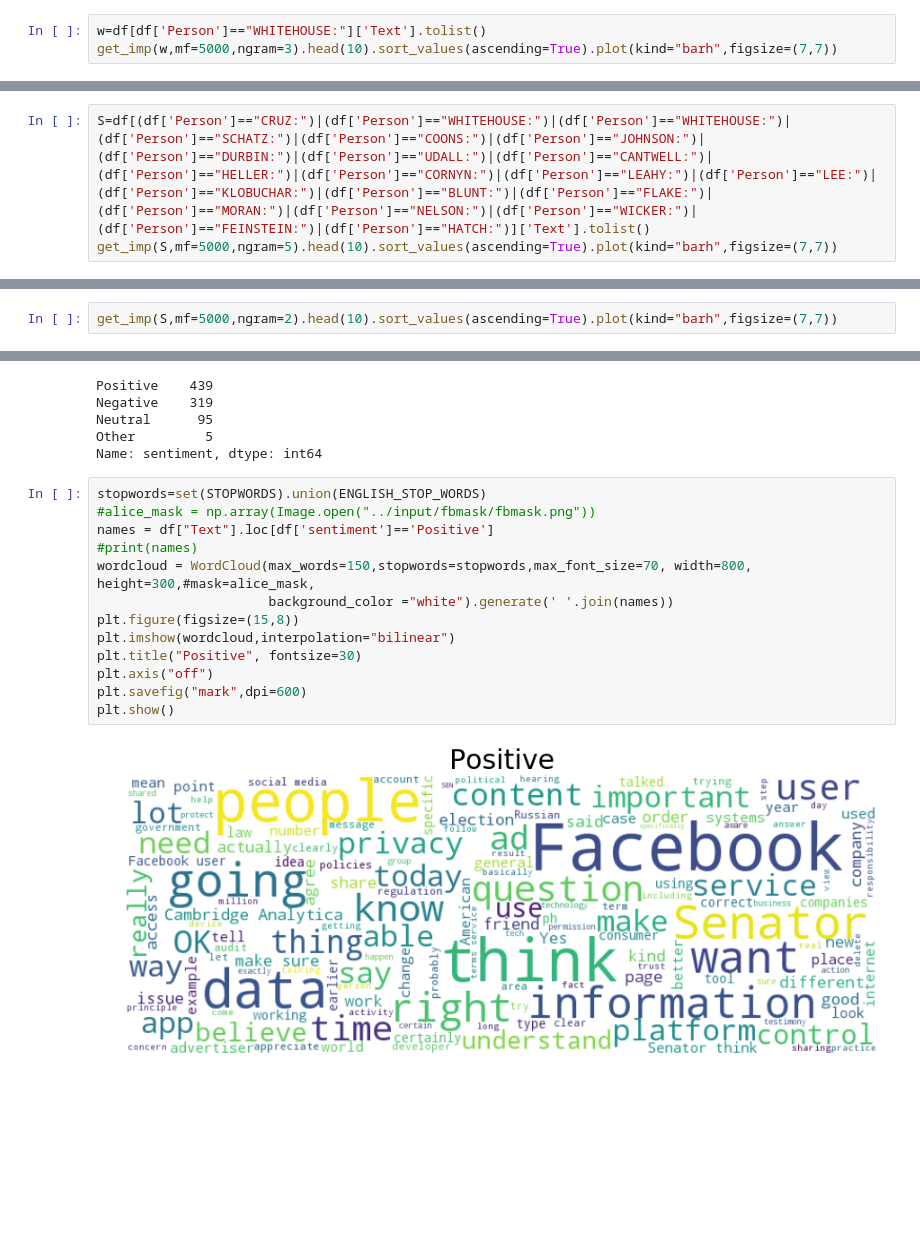
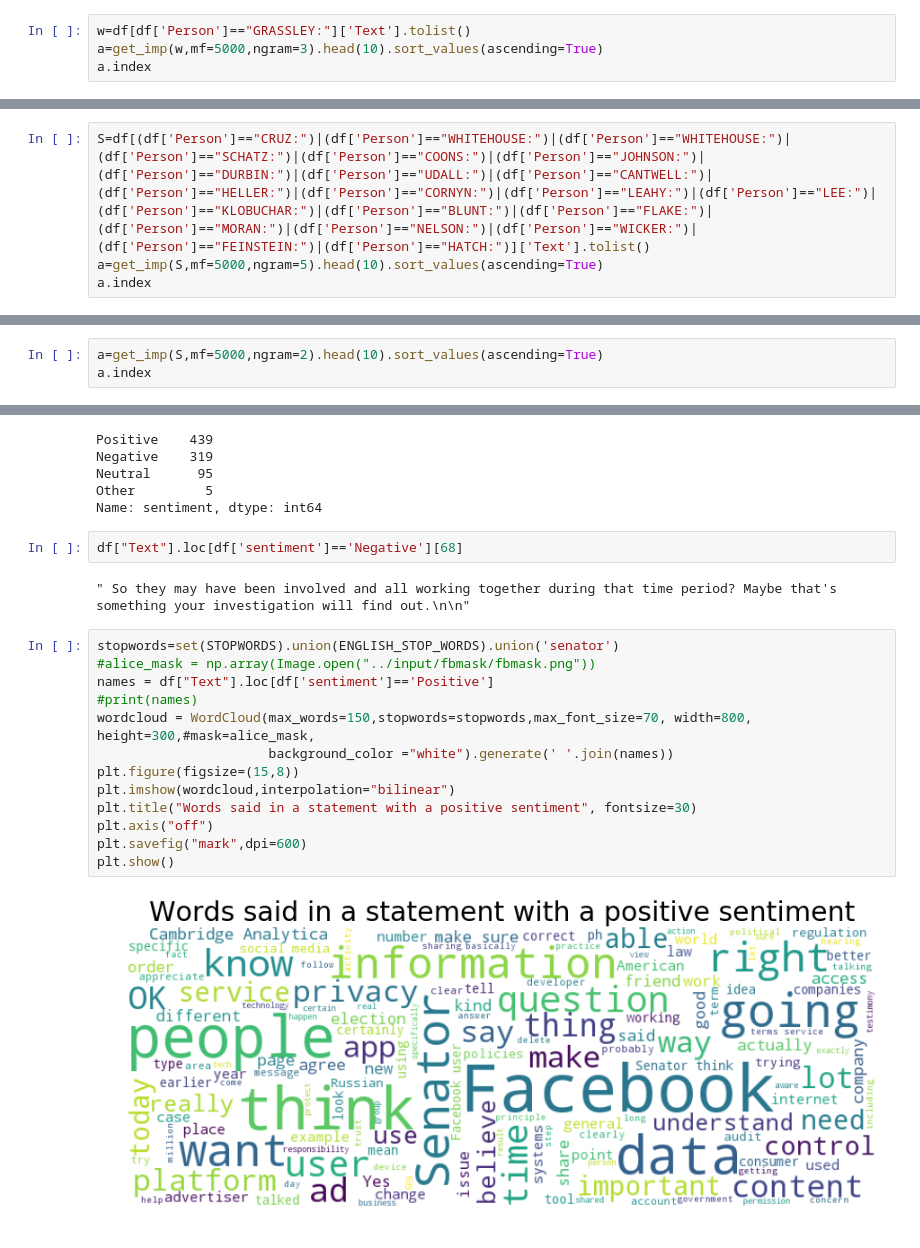
Before and after one commit to mmd52/StoryTelling, a Jupyter notebook: FBConvoAnalysis.ipynb, the cells around one changed output, grey strips where cells are left out. Saved outputs shown, nothing was run; the diff lists cells and outputs as text; blank space fills up the shorter version.

```diff
--- a/FBConvoAnalysis.ipynb
+++ b/FBConvoAnalysis.ipynb
@@ -176,4 +273,5 @@ get_imp(mark,mf=5000,ngram=1).head(10).sort_values(ascending=True).plot(kind="ba
 # %%
-w=df[df['Person']=="WHITEHOUSE:"]['Text'].tolist()
-get_imp(w,mf=5000,ngram=3).head(10).sort_values(ascending=True).plot(kind="barh",figsize=(7,7))
+w=df[df['Person']=="GRASSLEY:"]['Text'].tolist()
+a=get_imp(w,mf=5000,ngram=3).head(10).sort_values(ascending=True)
+a.index
 # %% [output]
@@ -201,5 +313,6 @@ get_imp(c,mf=5000,ngram=2).head(10).sort_values(ascending=True).plot(kind="barh"
 #### In Combination what do all senators want to say!!!!
 # %%
 S=df[(df['Person']=="CRUZ:")|(df['Person']=="WHITEHOUSE:")|(df['Person']=="WHITEHOUSE:")|(df['Person']=="SCHATZ:")|(df['Person']=="COONS:")|(df['Person']=="JOHNSON:")|(df['Person']=="DURBIN:")|(df['Person']=="UDALL:")|(df['Person']=="CANTWELL:")|(df['Person']=="HELLER:")|(df['Person']=="CORNYN:")|(df['Person']=="LEAHY:")|(df['Person']=="LEE:")|(df['Person']=="KLOBUCHAR:")|(df['Person']=="BLUNT:")|(df['Person']=="FLAKE:")|(df['Person']=="MORAN:")|(df['Person']=="NELSON:")|(df['Person']=="WICKER:")|(df['Person']=="FEINSTEIN:")|(df['Person']=="HATCH:")]['Text'].tolist()
-get_imp(S,mf=5000,ngram=5).head(10).sort_values(ascending=True).plot(kind="barh",figsize=(7,7))
+a=get_imp(S,mf=5000,ngram=5).head(10).sort_values(ascending=True)
+a.index
 # %% [output]
@@ -213,3 +391,4 @@ get_imp(S,mf=5000,ngram=3).head(10).sort_values(ascending=True).plot(kind="barh"
 # %%
-get_imp(S,mf=5000,ngram=2).head(10).sort_values(ascending=True).plot(kind="barh",figsize=(7,7))
+a=get_imp(S,mf=5000,ngram=2).head(10).sort_values(ascending=True)
+a.index
 # %% [output]
@@ -275,19 +484,23 @@ Negative    319
 Neutral      95
 Other         5
 Name: sentiment, dtype: int64
+# %%
+df["Text"].loc[df['sentiment']=='Negative'][68]
+# %% [output]
+" So they may have been involved and all working together during that time period? Maybe that's something your investigation will find out.\n\n"
 # %%
-stopwords=set(STOPWORDS).union(ENGLISH_STOP_WORDS)
+stopwords=set(STOPWORDS).union(ENGLISH_STOP_WORDS).union('senator')
 #alice_mask = np.array(Image.open("../input/fbmask/fbmask.png"))
 names = df["Text"].loc[df['sentiment']=='Positive']
 #print(names)
 wordcloud = WordCloud(max_words=150,stopwords=stopwords,max_font_size=70, width=800, height=300,#mask=alice_mask,
                       background_color ="white").generate(' '.join(names))
 plt.figure(figsize=(15,8))
 plt.imshow(wordcloud,interpolation="bilinear")
-plt.title("Positive", fontsize=30)
+plt.title("Words said in a statement with a positive sentiment", fontsize=30)
 plt.axis("off")
 plt.savefig("mark",dpi=600)
 plt.show()
 # %% [output]
-[figure, old version]
+[figure, new version]
 # %%
```
Also changed, not shown: parts of 34 cells of this notebook, 14 other files.
